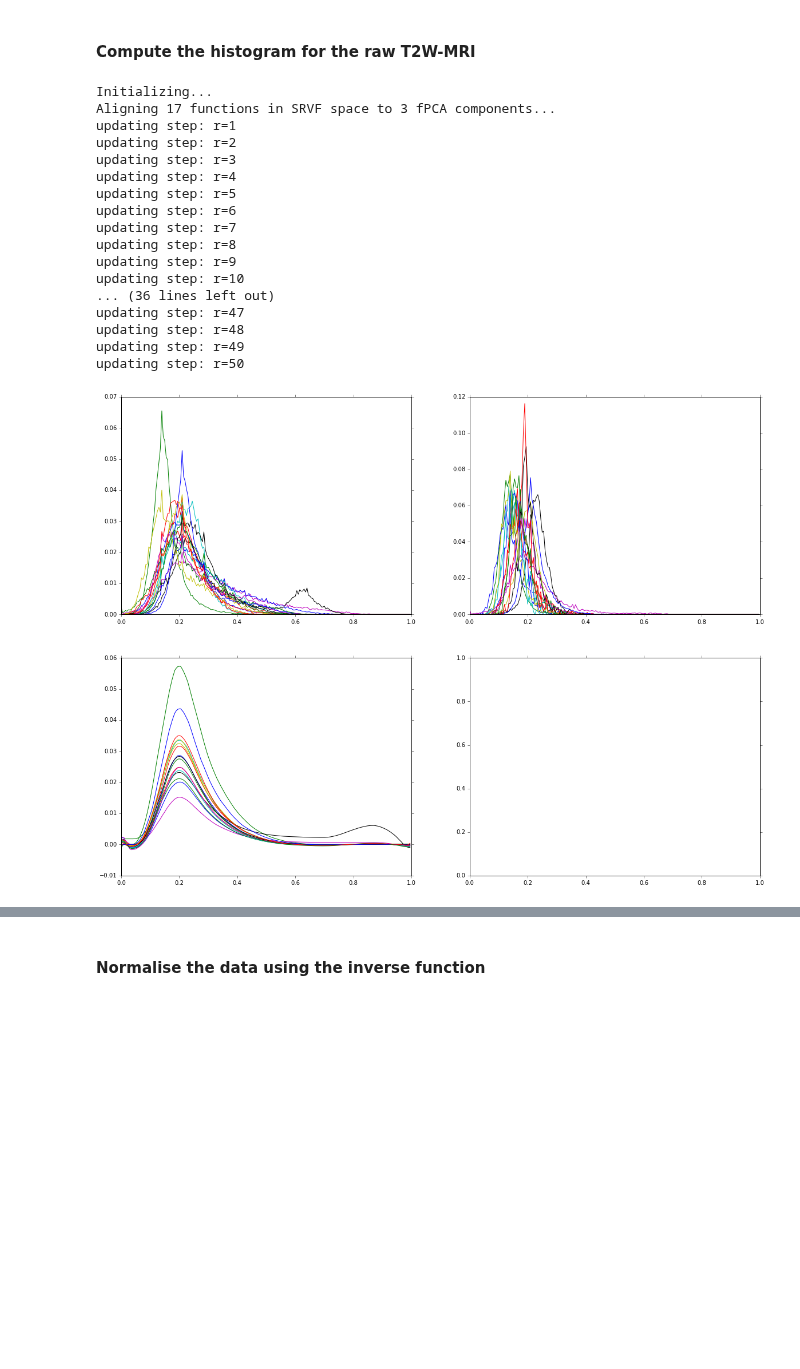
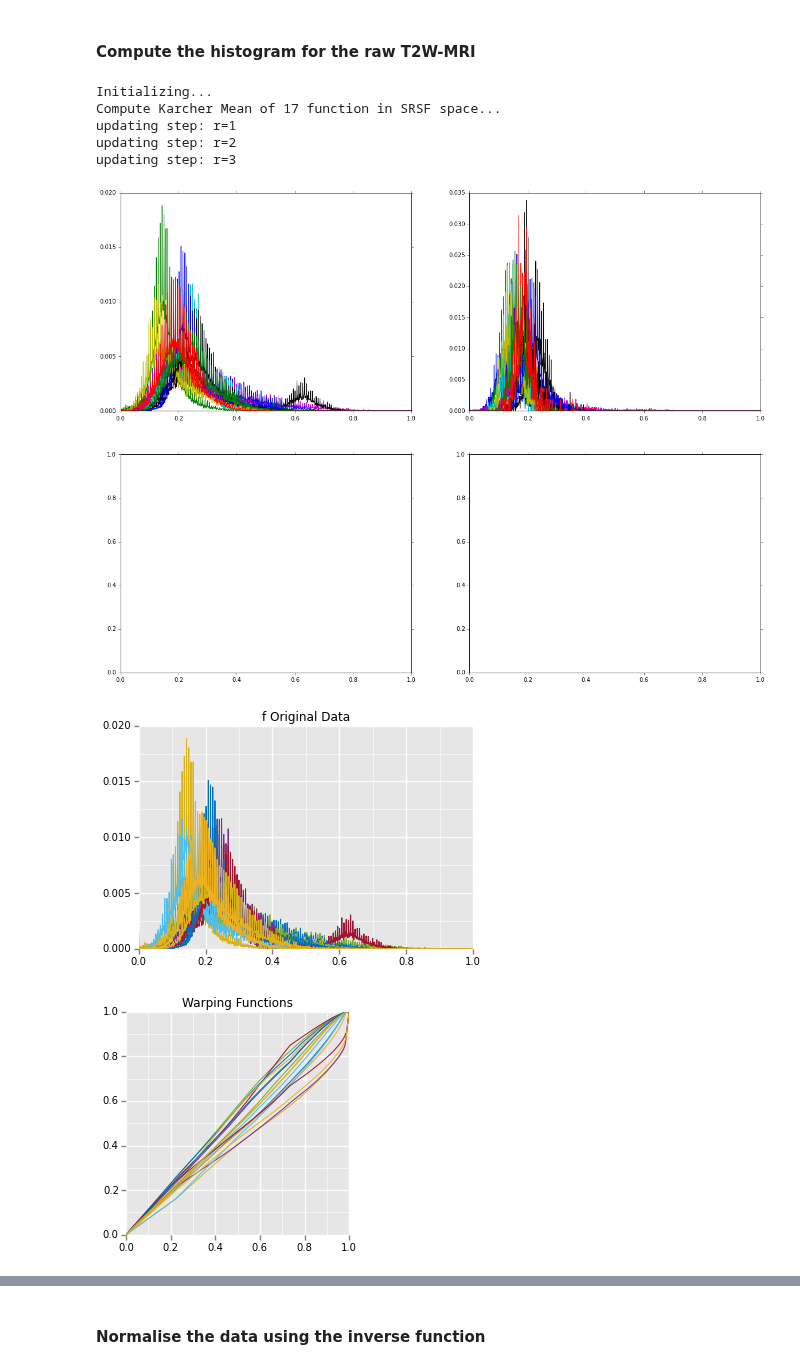
Before and after one commit to I2Cvb/prostate, a Jupyter notebook: notebook/time-warping-normalisation-t2w.ipynb, the cells around one changed output, grey strips where cells are left out. Cells and saved outputs as stored; diff of their text form; code cells hidden in the pictures; blank space fills up the shorter version.

```diff
--- a/notebook/time-warping-normalisation-t2w.ipynb
+++ b/notebook/time-warping-normalisation-t2w.ipynb
@@ -54,7 +56,7 @@ def nmi(data):
 # To make the future plots
 fig, axes = plt.subplots(nrows=2, ncols=2, figsize=(20, 15))
 
-nsampling=200
+nsampling=1061
 
 global_hist_t2w = np.zeros((nsampling, len(patient_sizes)))
 global_hist_t2w_cap = np.zeros((nsampling, len(patient_sizes)))
@@ -82,51 +84,41 @@ for pt in xrange(len(patient_sizes)):
 
     # Compute the histogram for the cancer data
     nb_bins = nsampling
     sub_data = data_t2w_norm[start_idx : end_idx]
     cap_data = sub_data[np.nonzero(label[start_idx : end_idx] == 1)[0]]
     hist, bin_edges = np.histogram(cap_data, bins=nb_bins, range=(0., 1.), density=True)
     hist = np.divide(hist, np.sum(hist))
     axes[0, 1].plot(bin_edges[0 : -1], hist)
 
     # Append the histogram to the global list of histogram
     global_hist_t2w_cap[:, pt] = hist
 
     time = bin_edges[0 : -1]
 
 # Align all the curve using FDASRSF
 # Define the variance as in the original code for each curve
 #from sklearn.decomposition import PCA
 #pca = PCA(n_components=.99)
 #pca.fit(global_hist_t2w)
 #print pca.noise_variance_
 var = []
-#for c in global_hist_t2w.T:
-#    var.append((.125 * np.fabs(c).max()) ** 2)
+for c in global_hist_t2w.T:
+    var.append((.1 * np.fabs(c).max()) ** 2)
 #    var.append(pca.noise_variance_)
-#out = fs.srsf_align(global_hist_t2w, time, showplot=True, smoothdata=True,
-#                    method='mean', fit_variance=False, var=np.array(var))
-                    #method='mean', fit_variance=True, method_fit='pca')
-out = fs.align_fPCA(global_hist_t2w, time, num_comp=3, showplot=False,
+out = fs.srsf_align(global_hist_t2w, time, showplot=True, smoothdata=True,
+                    method='mean', fit_variance=False, var=np.array(var))
+#                    method='mean', fit_variance=True, method_fit='pca')
+#out = fs.align_fPCA(global_hist_t2w, time, num_comp=3, showplot=False,
 #                    smoothdata=True, fit_variance=False, var=np.array(var))
-                    smoothdata=True, fit_variance=True, method_fit='pca')
+#                    smoothdata=True, fit_variance=True, method_fit='pca')
 axes[1, 0].plot(time, out.fn)
 plt.show()
 # %% [output]
 Initializing...
-Aligning 17 functions in SRVF space to 3 fPCA components...
+Compute Karcher Mean of 17 function in SRSF space...
 updating step: r=1
 updating step: r=2
 updating step: r=3
-updating step: r=4
-updating step: r=5
-updating step: r=6
-updating step: r=7
-updating step: r=8
-updating step: r=9
-updating step: r=10
-... (36 lines left out)
-updating step: r=47
-updating step: r=48
-updating step: r=49
-updating step: r=50
-[figure, old version]
+[figure, new version]
+[figure, added]
+[figure, added]
```
Also changed, not shown: parts of 3 cells of this notebook, 5 other files.
